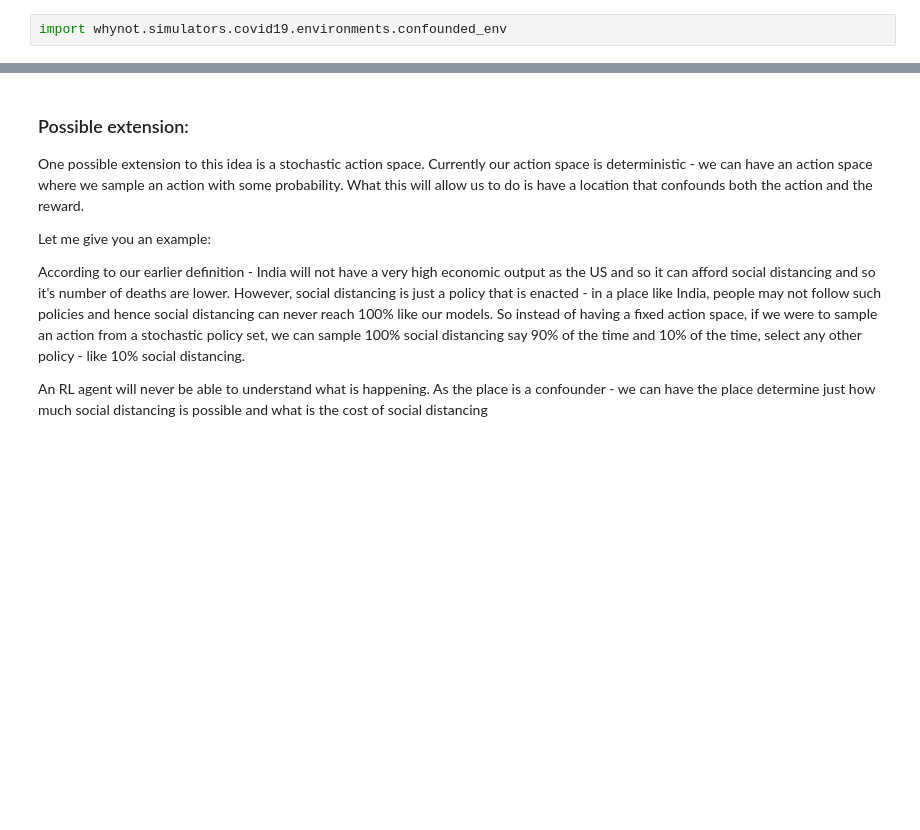
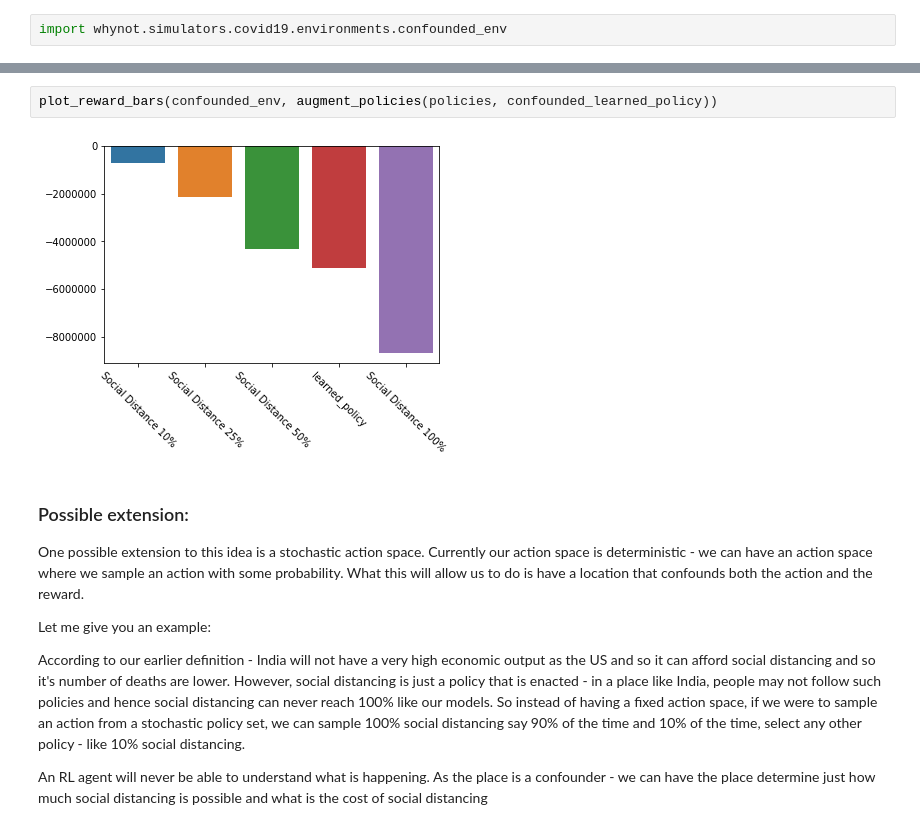
Before and after one commit to chnsh/whynot, a Jupyter notebook: examples/reinforcement_learning/covid19_simulator.ipynb, the cells around one changed output, grey strips where cells are left out. Drawn from its saved outputs; the diff is of its cells as text; blank space fills up the shorter version.

```diff
--- a/examples/reinforcement_learning/covid19_simulator.ipynb
+++ b/examples/reinforcement_learning/covid19_simulator.ipynb
@@ -392,3 +409,7 @@ plot_sample_trajectory(confounded_env, augment_policies(policies, confounded_lea
+# %%
+plot_reward_bars(confounded_env, augment_policies(policies, confounded_learned_policy))
+# %% [output]
+[figure, added]
 # %% [markdown]
 ### Possible extension:
 
```
Also changed, not shown: parts of 16 cells of this notebook, 5 other files.
